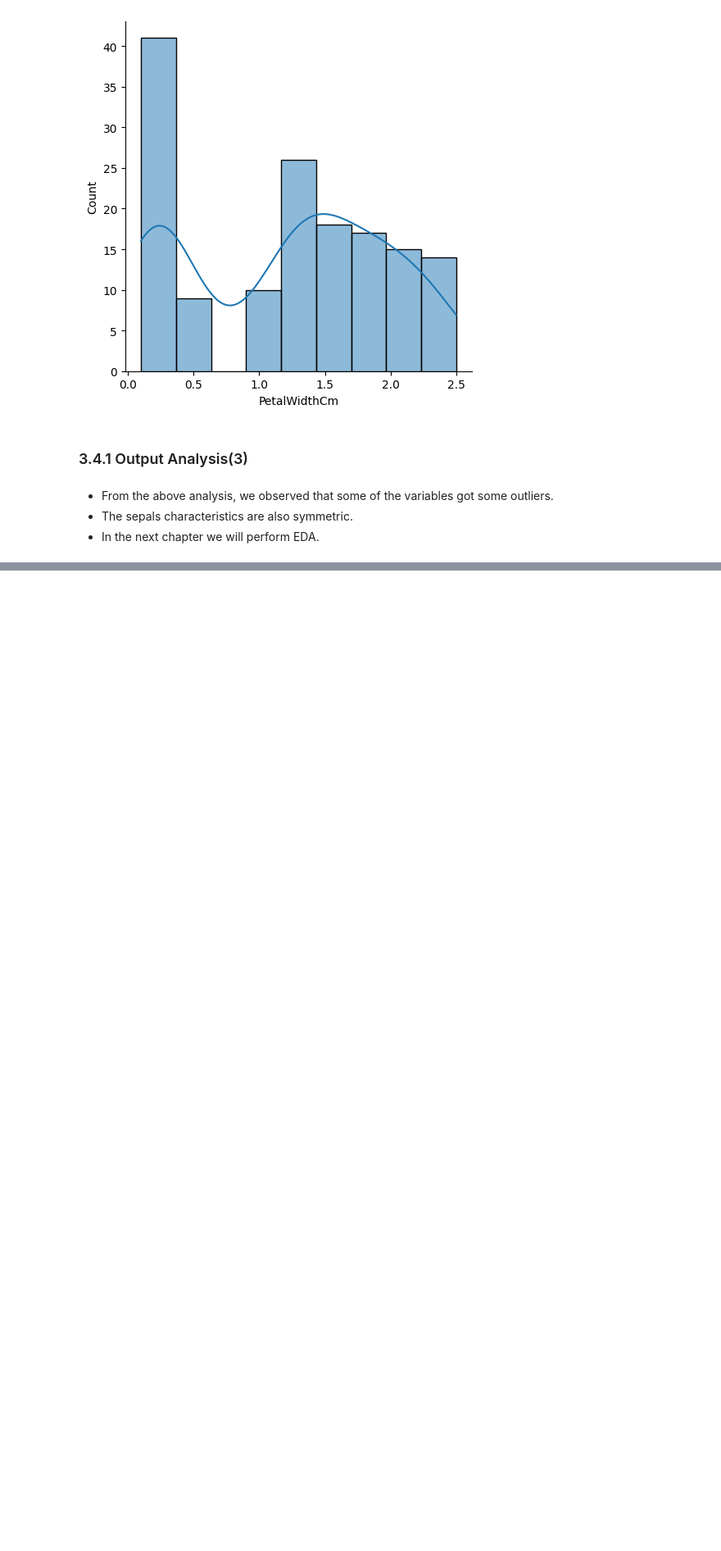
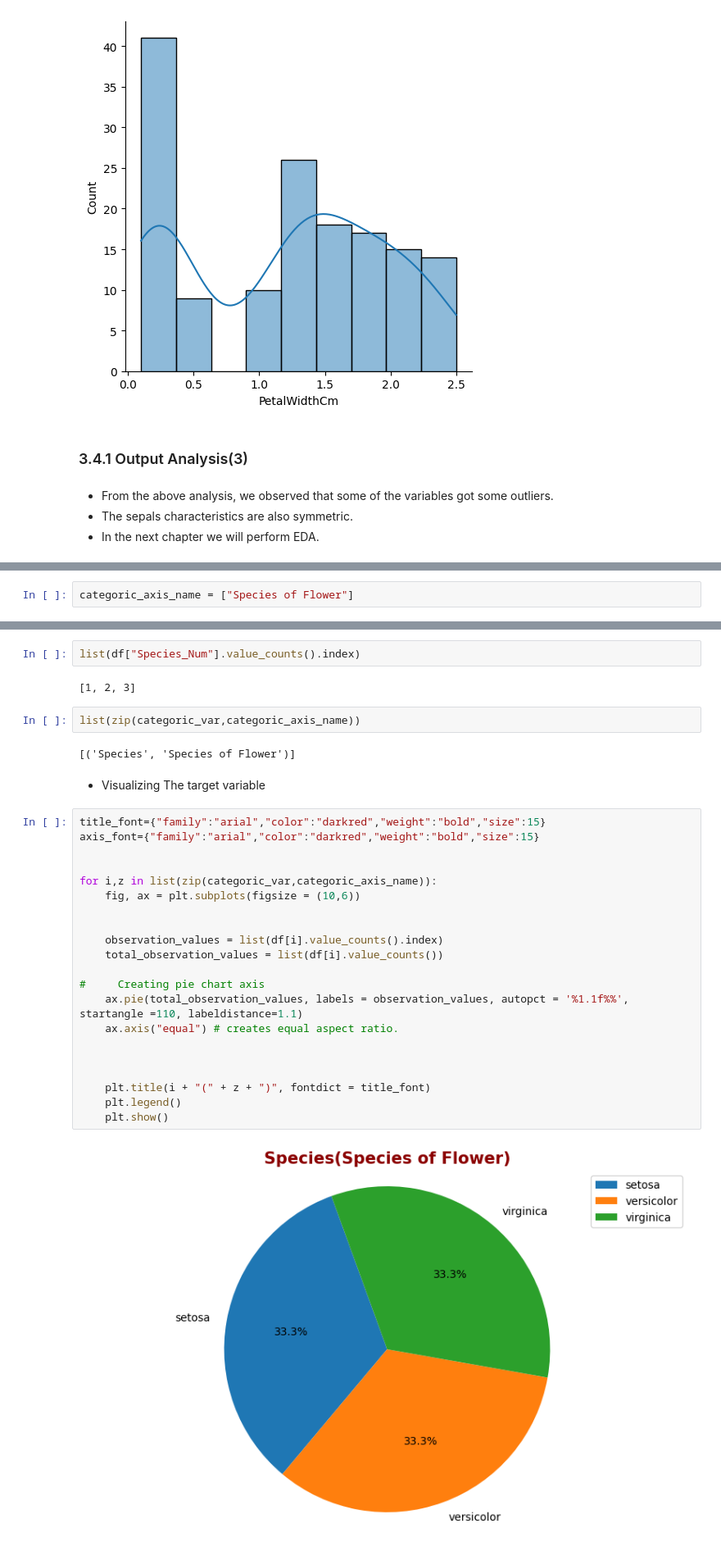
Before and after one commit to Benishkhaled/Benishkhaled, a Jupyter notebook: iris-flower-species-classification-with-knn.ipynb, the cells around one changed output, grey strips where cells are left out. Shown at 82% size. Drawn from its saved outputs; the diff is of its cells as text; blank space fills up the shorter version.

```diff
--- a/iris-flower-species-classification-with-knn.ipynb
+++ b/iris-flower-species-classification-with-knn.ipynb
@@ -333,0 +464,2 @@ sns.displot(df["PetalWidthCm"], kde = True, **dict(linewidth=1,edgecolor="k"));
+# %%
+categoric_axis_name = ["Species of Flower"]
@@ -333,0 +470,33 @@ sns.displot(df["PetalWidthCm"], kde = True, **dict(linewidth=1,edgecolor="k"));
+# %%
+list(df["Species_Num"].value_counts().index)
+# %% [output]
+[1, 2, 3]
+# %%
+list(zip(categoric_var,categoric_axis_name))
+# %% [output]
+[('Species', 'Species of Flower')]
+# %% [markdown]
+* Visualizing The target variable
+# %%
+title_font={"family":"arial","color":"darkred","weight":"bold","size":15}
+axis_font={"family":"arial","color":"darkred","weight":"bold","size":15}
+
+
+for i,z in list(zip(categoric_var,categoric_axis_name)):
+    fig, ax = plt.subplots(figsize = (10,6))
+
+
+    observation_values = list(df[i].value_counts().index)
+    total_observation_values = list(df[i].value_counts())
+
+#     Creating pie chart axis
+    ax.pie(total_observation_values, labels = observation_values, autopct = '%1.1f%%', startangle =110, labeldistance=1.1)
+    ax.axis("equal") # creates equal aspect ratio.
+
+
+
+    plt.title(i + "(" + z + ")", fontdict = title_font)
+    plt.legend()
+    plt.show()
+# %% [output]
+[figure, added]
```
Also changed, not shown: parts of 57 cells of this notebook.
